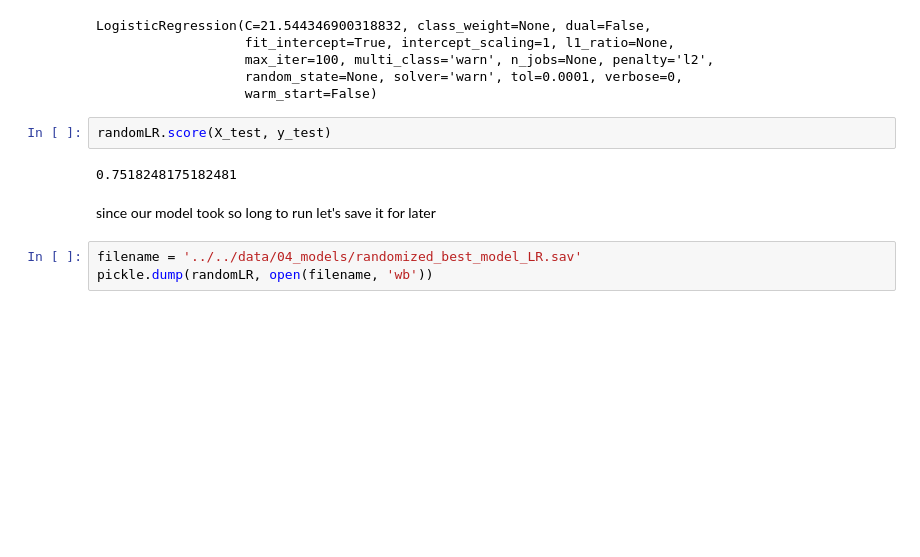
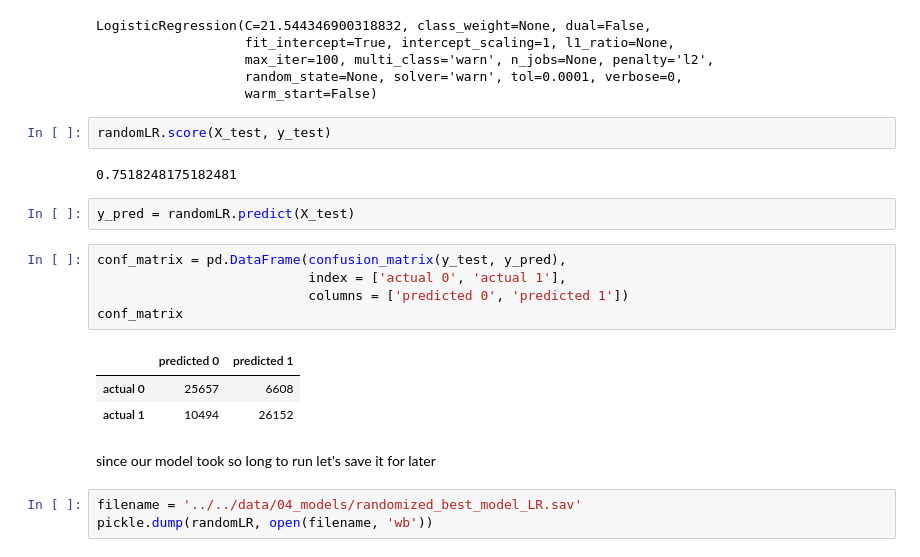
Before and after one commit to nateej1/kickstarter-campaign-classification, a Jupyter notebook: notebooks/03_analysis/20190815-mlb-kickstarter-logistic-naive-models-creator-as-client.ipynb, the cells around one changed output. Cells and saved outputs as stored; diff of their text form; blank space fills up the shorter version.

```diff
--- a/notebooks/03_analysis/20190815-mlb-kickstarter-logistic-naive-models-creator-as-client.ipynb
+++ b/notebooks/03_analysis/20190815-mlb-kickstarter-logistic-naive-models-creator-as-client.ipynb
@@ -184,6 +184,17 @@ LogisticRegression(C=21.544346900318832, class_weight=None, dual=False,
 randomLR.score(X_test, y_test)
 # %% [output]
 0.7518248175182481
+# %%
+y_pred = randomLR.predict(X_test)
+# %%
+conf_matrix = pd.DataFrame(confusion_matrix(y_test, y_pred),
+                           index = ['actual 0', 'actual 1'],
+                           columns = ['predicted 0', 'predicted 1'])
+conf_matrix
+# %% [output]
+|  | predicted 0 | predicted 1 |
+| actual 0 | 25657 | 6608 |
+| actual 1 | 10494 | 26152 |
 # %% [markdown]
 since our model took so long to run let's save it for later
 # %%
```
Also changed, not shown: parts of 3 cells of this notebook, 2 other files.
